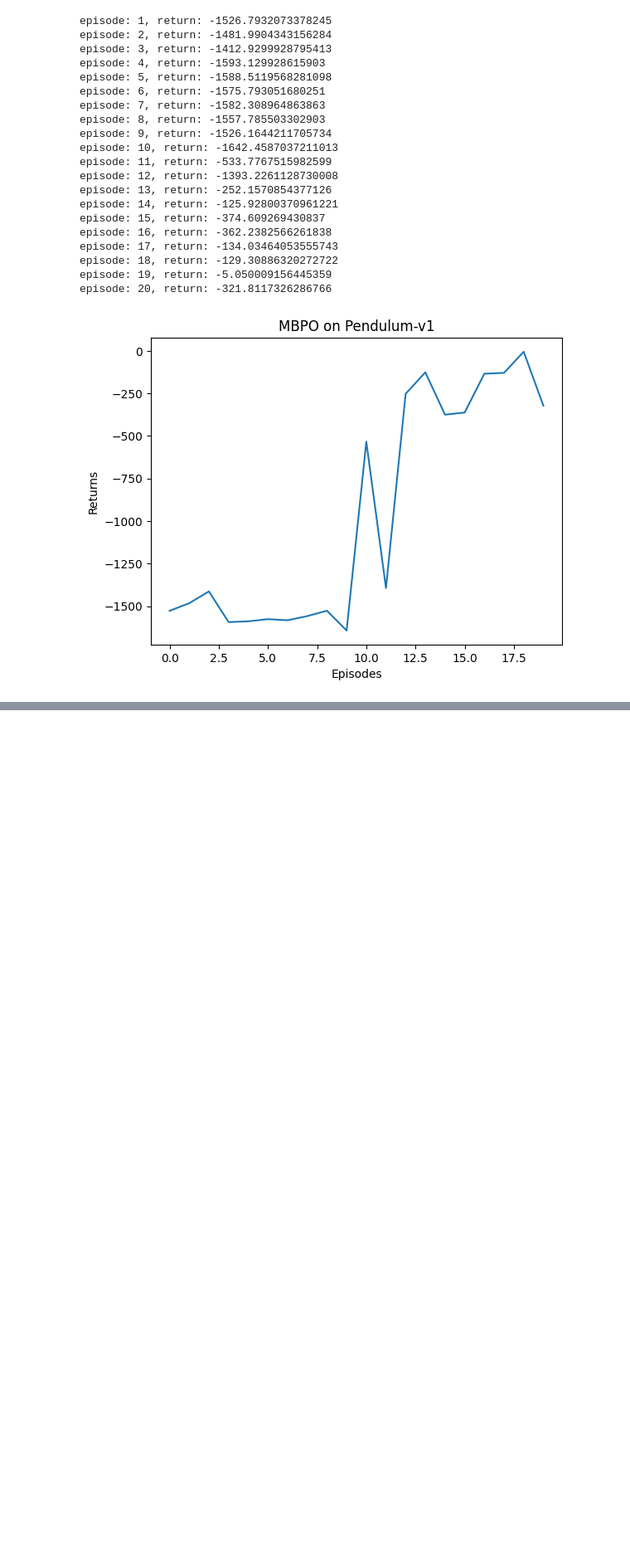
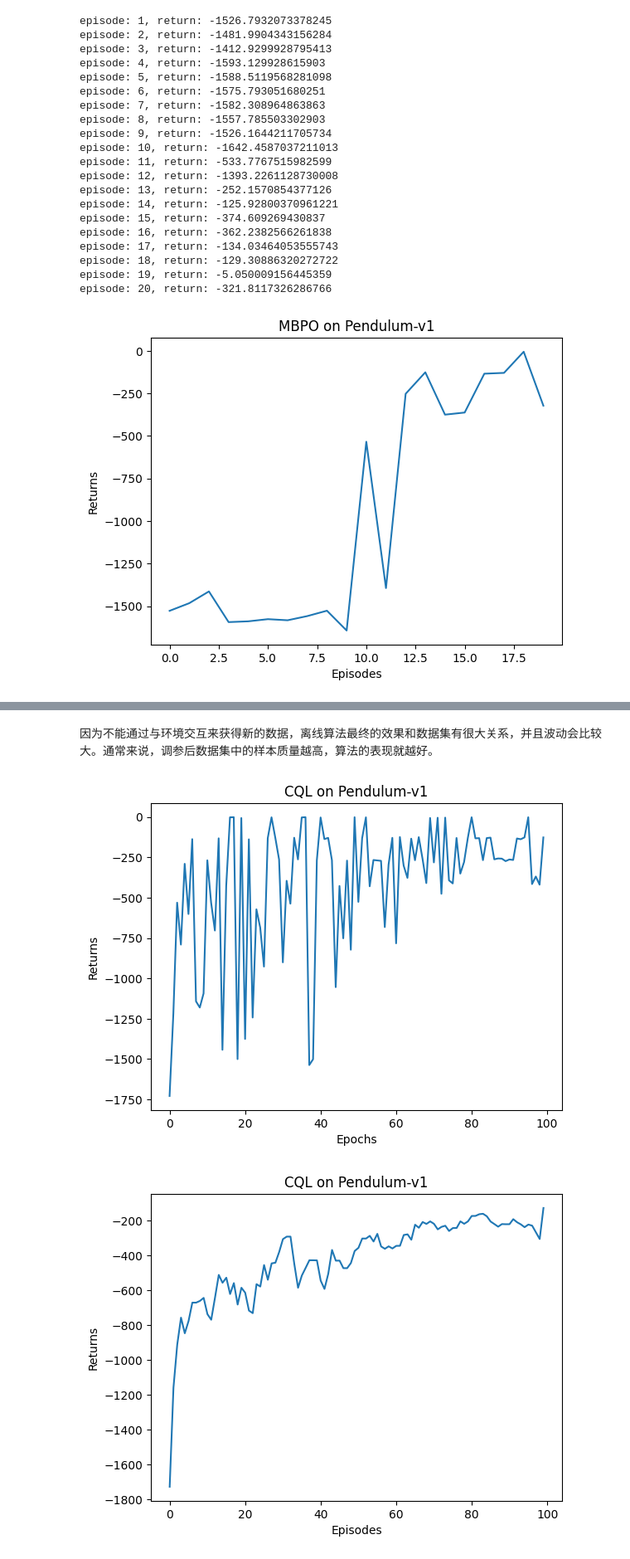
Before and after one commit to lanceyliao/Hands-on-RL, a Jupyter notebook: 合集.ipynb, the cells around one changed output, grey strips where cells are left out. Shown at 83% size. Drawn from its saved outputs; the diff is of its cells as text; code cells hidden in the pictures; blank space fills up the shorter version.

```diff
--- a/合集.ipynb
+++ b/合集.ipynb
@@ -5192,7 +5190,7 @@ class QValueNetContinuous(Discriminator):
         return self.fc2(s)
 
 
-class SACContinuous(SACContinuous):
+class SACContinuous2(SACContinuous):
     ''' 处理连续动作的SAC算法 '''
 
     def __init__(self, s_dim, neu_dim, a_dim, a_bound, actor_lr, critic_lr, alpha_lr, target_entropy, tau, gamma):
@@ -5452,0 +5576,7 @@ episode: 20, return: -321.8117326286766
+# %%
+episodes_list = list(range(len(return_list)))
+plt.plot(episodes_list, return_list)
+plt.xlabel('Episodes')
+plt.ylabel('Returns')
+plt.title(f'{agent.__class__.__name__} on {env_name}')
+plt.show()
@@ -5452,0 +5720,2 @@ episode: 20, return: -321.8117326286766
+# %% [markdown]
+因为不能通过与环境交互来获得新的数据，离线算法最终的效果和数据集有很大关系，并且波动会比较大。通常来说，调参后数据集中的样本质量越高，算法的表现就越好。
@@ -5452,0 +5794,17 @@ episode: 20, return: -321.8117326286766
+# %%
+epochs_list = list(range(len(return_list)))
+plt.plot(epochs_list, return_list)
+plt.xlabel('Epochs')
+plt.ylabel('Returns')
+plt.title(f'{agent.__class__.__name__} on {env_name}')
+plt.show()
+
+mv_return = rl_utils.moving_average(return_list, 9)
+plt.plot(episodes_list, mv_return)
+plt.xlabel('Episodes')
+plt.ylabel('Returns')
+plt.title(f'{agent.__class__.__name__} on {env_name}')
+plt.show()
+# %% [output]
+[figure, added]
+[figure, added]
```
Also changed, not shown: parts of 11 cells of this notebook, 1 other file.
